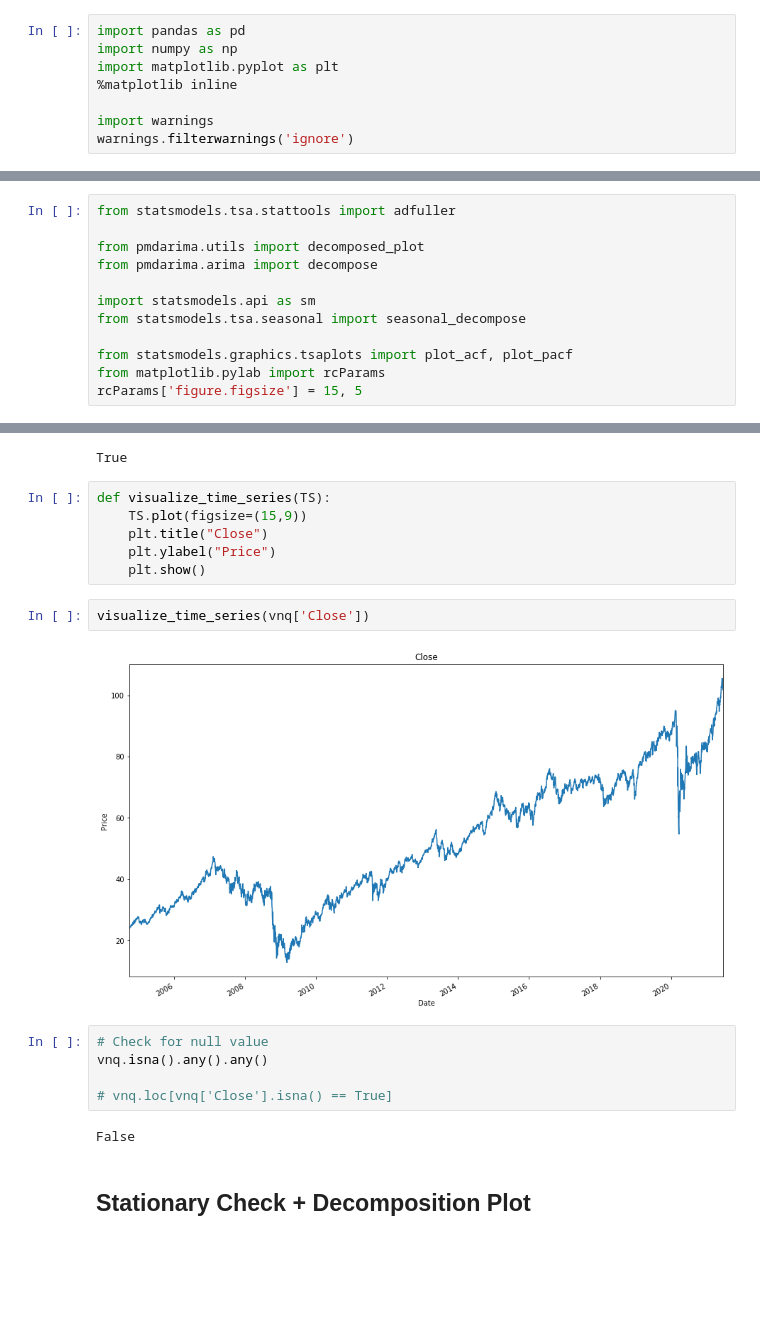
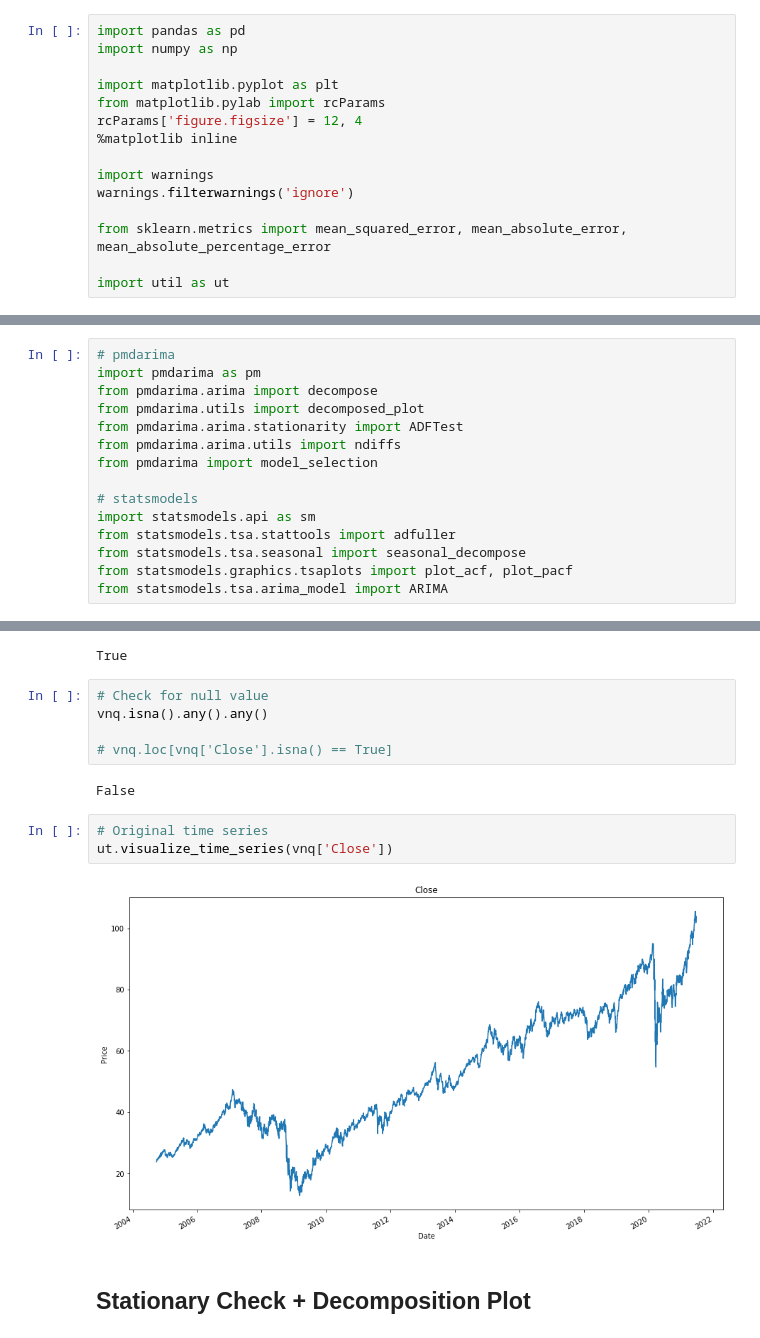
Before and after one commit to jingyunw/Capstone_Project, a Jupyter notebook: ARIMA.ipynb, the cells around one changed output, grey strips where cells are left out. Drawn from its saved outputs; the diff is of its cells as text; blank space fills up the shorter version.

```diff
--- a/ARIMA.ipynb
+++ b/ARIMA.ipynb
@@ -3,8 +3,15 @@
 # %%
 import pandas as pd
 import numpy as np
+
 import matplotlib.pyplot as plt
+from matplotlib.pylab import rcParams
+rcParams['figure.figsize'] = 12, 4
 %matplotlib inline
 
 import warnings
 warnings.filterwarnings('ignore')
+
+from sklearn.metrics import mean_squared_error, mean_absolute_error, mean_absolute_percentage_error
+
+import util as ut
@@ -11,12 +21,15 @@ warnings.filterwarnings('ignore')
 # %%
+# pmdarima
+import pmdarima as pm
+from pmdarima.arima import decompose
+from pmdarima.utils import decomposed_plot
+from pmdarima.arima.stationarity import ADFTest
+from pmdarima.arima.utils import ndiffs
+from pmdarima import model_selection
+
+# statsmodels
+import statsmodels.api as sm
 from statsmodels.tsa.stattools import adfuller
-
-from pmdarima.utils import decomposed_plot
-from pmdarima.arima import decompose
-
-import statsmodels.api as sm
 from statsmodels.tsa.seasonal import seasonal_decompose
-
 from statsmodels.graphics.tsaplots import plot_acf, plot_pacf
-from matplotlib.pylab import rcParams
-rcParams['figure.figsize'] = 15, 5
+from statsmodels.tsa.arima_model import ARIMA
@@ -120,16 +139,6 @@ print(vnq.index.inferred_type == "datetime64")
 | 2004-10-04 | 24.529629 | 24.606000 | 24.529629 | 24.534403 | 8100 | 0.0 | 0.0 | VNQ |
 | 2004-10-05 | 24.534403 | 24.582135 | 24.510535 | 24.529629 | 11900 | 0.0 | 0.0 | VNQ |
 True
-# %%
-def visualize_time_series(TS):
-    TS.plot(figsize=(15,9))
-    plt.title("Close")
-    plt.ylabel("Price")
-    plt.show()
-# %%
-visualize_time_series(vnq['Close'])
-# %% [output]
-[figure, removed]
 # %%
 # Check for null value
 vnq.isna().any().any()
@@ -137,5 +146,10 @@ vnq.isna().any().any()
 # vnq.loc[vnq['Close'].isna() == True]
 # %% [output]
 False
+# %%
+# Original time series
+ut.visualize_time_series(vnq['Close'])
+# %% [output]
+[figure, added]
 # %% [markdown]
 ## Stationary Check + Decomposition Plot
```
Also changed, not shown: parts of 65 cells of this notebook.
